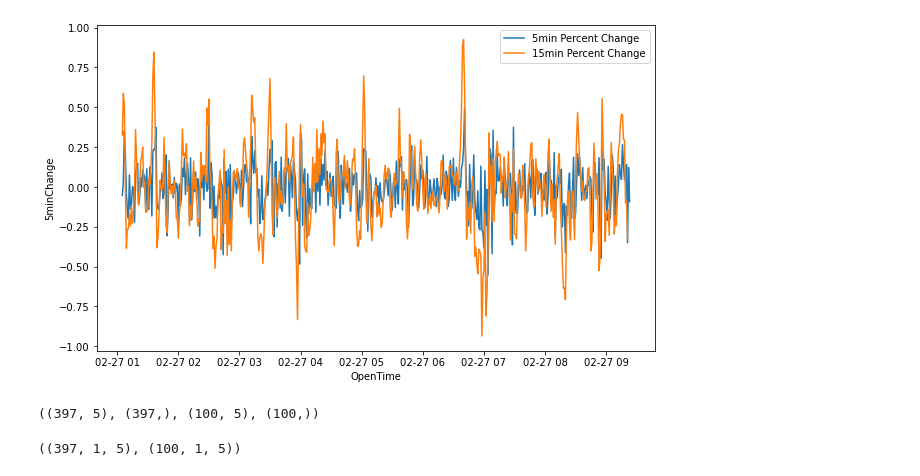
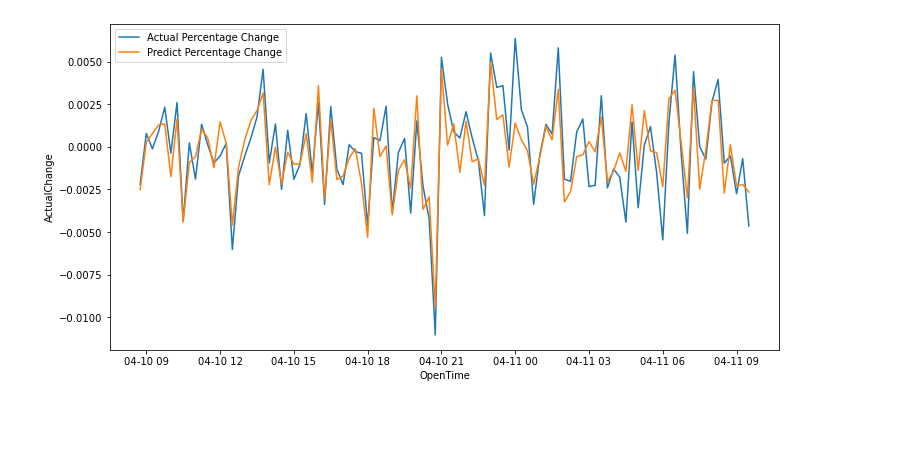
Before and after one commit to binxuankong/crypto-trading-bot, a Jupyter notebook: BTC Prediction.ipynb, the cells around one changed output. Drawn from its saved outputs; the diff is of its cells as text; code cells hidden in the pictures; blank space fills up the shorter version.

Commit message:
Regression modelling

```diff
--- a/BTC Prediction.ipynb
+++ b/BTC Prediction.ipynb
@@ -53,6 +52,9 @@ fig.tight_layout();
 # %%
-df2 = df.copy()[['OpenTime', 'Open', 'High', 'Low', 'Volume', 'QuoteVolume', 'NumberTrades']]
-df2['5minChange'] = (df2['Open'].shift(-1) - df2['Open']) * 100 / df2['Open']
-df2['15minChange'] = (df2['Open'].shift(-3) - df2['Open']) * 100 / df2['Open']
+df2 = df.copy()
+# df2 = df.copy()[['OpenTime', 'Open', 'High', 'Low', 'Volume', 'QuoteVolume', 'NumberTrades']]
+df2['15minChange'] = (df2['Open'] - df2['Open'].shift(1)) * 100 / df2['Open'].shift(1)
+df2['30minChange'] = (df2['Open'] - df2['Open'].shift(2)) * 100 / df2['Open'].shift(2)
+df2['45minChange'] = (df2['Open'] - df2['Open'].shift(3)) * 100 / df2['Open'].shift(3)
+df2['1hrChange'] = (df2['Open'] - df2['Open'].shift(4)) * 100 / df2['Open'].shift(4)
 df2.head()
 # %% [output]
@@ -76,0 +174,10 @@ df2.describe()
+# %%
+df4 = df2.dropna()
+X = df4.drop(columns=['OpenTime', 'Close'])
+y = df4['Close']
+
+n_train_period = int(0.8 * len(X))
+X_train, y_train = X[:n_train_period], y[:n_train_period]
+X_test, y_test = X[n_train_period:], y[n_train_period:]
+
+y_train.shape, y_test.shape
@@ -76,0 +186,6 @@ df2.describe()
+# %%
+from sklearn.linear_model import LinearRegression
+
+model = LinearRegression()
+model.fit(X_train, y_train)
+model.score(X_train, y_train)
@@ -76,0 +199,8 @@ df2.describe()
+# %%
+# Predictions
+df_test = df4[['OpenTime', 'Open', 'Close']]
+df_test = df_test.iloc[n_train_period:]
+df_test['Predict'] = model.predict(X_test)
+df_test['ActualChange'] = (df_test['Close'] - df_test['Open']) / df_test['Open']
+df_test['PredictChange'] = (df_test['Predict'] - df_test['Open']) / df_test['Open']
+df_test.head()
@@ -77,31 +220,6 @@ df2.describe()
 # %%
-plt.figure(figsize=(10,6))
-ax = sns.lineplot(data=df2, x='OpenTime', y='5minChange', label='5min Percent Change')
-ax = sns.lineplot(data=df2, x='OpenTime', y='15minChange', label='15min Percent Change');
+plt.figure(figsize=(12,6))
+ax = sns.lineplot(data=df_test, x='OpenTime', y='ActualChange', label='Actual Percentage Change')
+ax = sns.lineplot(data=df_test, x='OpenTime', y='PredictChange', label='Predict Percentage Change');
 # %% [output]
-[figure, old version]
+[figure, new version]
-# %%
-df3 = df2.dropna()
-X = df3.drop(columns=['OpenTime', 'QuoteVolume', '5minChange', '15minChange'])
-y = df3['15minChange']
-
-n_train_period = int(0.8 * len(X))
-X_train, y_train = X[:n_train_period], y[:n_train_period]
-X_test, y_test = X[n_train_period:], y[n_train_period:]
-
-X_train.shape, y_train.shape, X_test.shape, y_test.shape
-# %% [output]
-((397, 5), (397,), (100, 5), (100,))
-# %%
-from sklearn.preprocessing import MinMaxScaler
-from sklearn.metrics import mean_squared_error
-
-scaler = MinMaxScaler().fit(X_train)
-Xs_train = scaler.transform(X_train)
-Xs_test = scaler.transform(X_test)
-# Reshape input to be 3D [samples, timesteps, features]
-Xs_train = Xs_train.reshape((Xs_train.shape[0], 1, Xs_train.shape[1]))
-Xs_test = Xs_test.reshape((Xs_test.shape[0], 1, Xs_test.shape[1]))
-Xs_train.shape, Xs_test.shape
-# %% [output]
-((397, 1, 5), (100, 1, 5))
```
Also changed, not shown: parts of 24 cells of this notebook.
